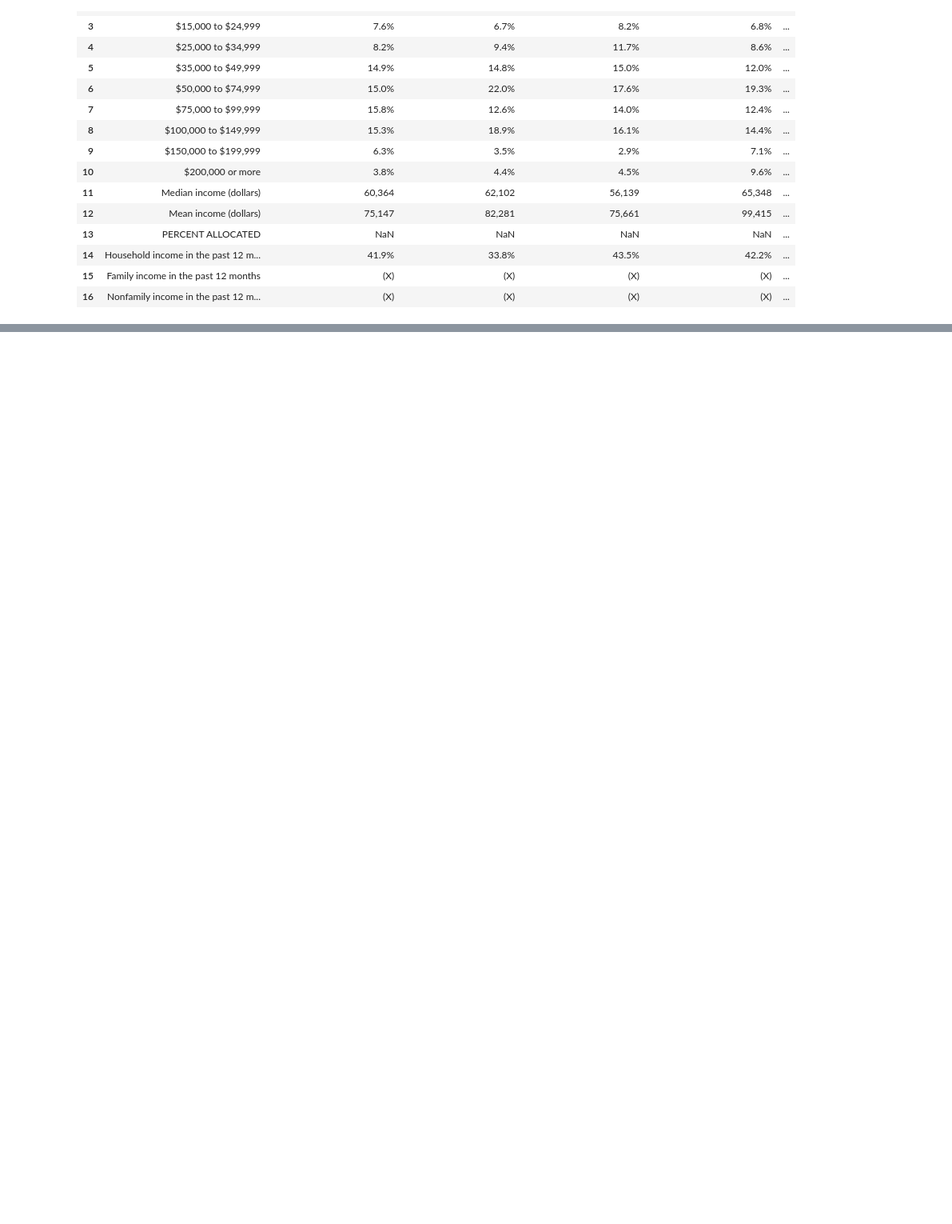
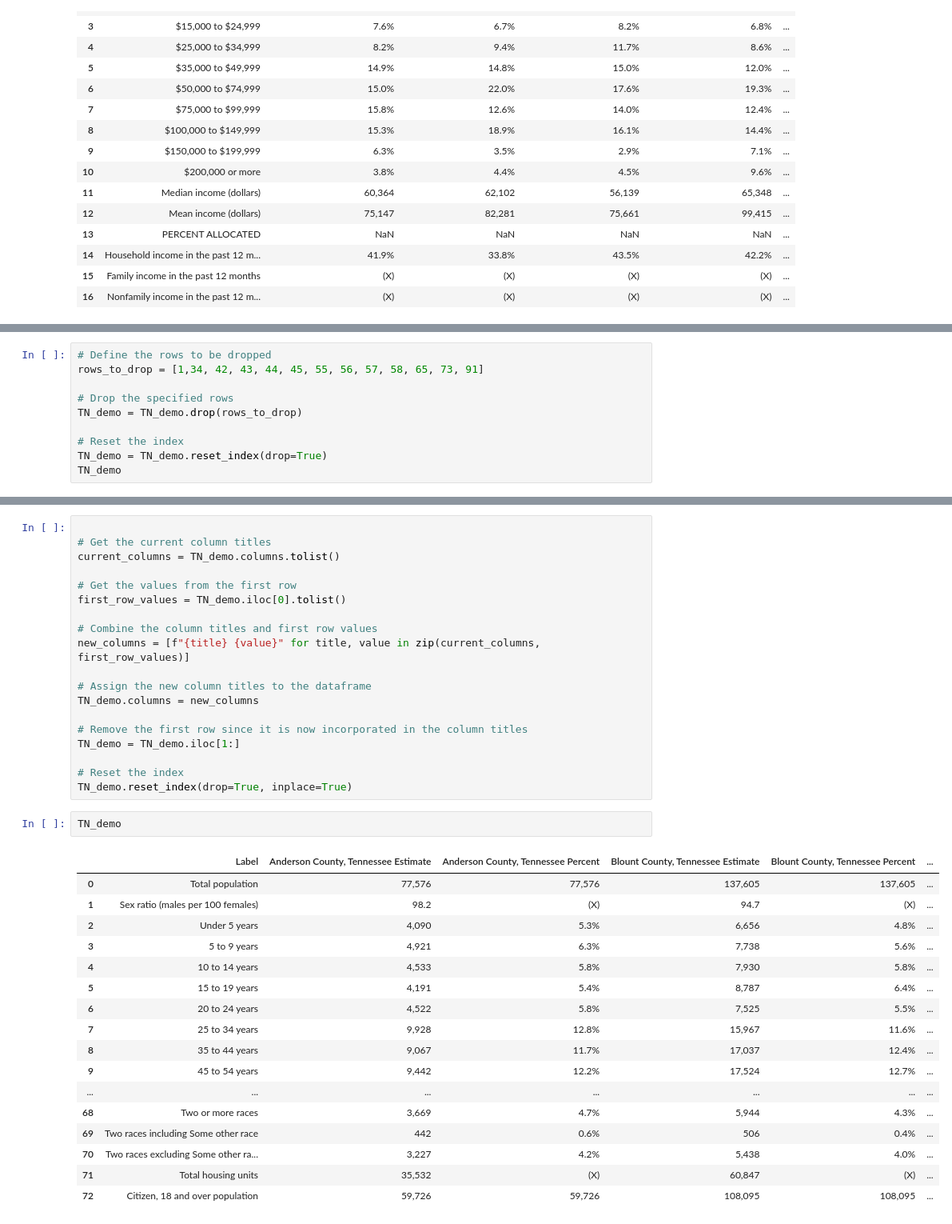
Before and after one commit to scost46/TN_Obesity_Analysis_Capstone, a Jupyter notebook: notebooks/TN_census_notebook.ipynb, the cells around one changed output, grey strips where cells are left out. Shown at 80% size. Cells and saved outputs as stored; diff of their text form; blank space fills up the shorter version.

```diff
--- a/notebooks/TN_census_notebook.ipynb
+++ b/notebooks/TN_census_notebook.ipynb
@@ -131,0 +264,10 @@ new_income_df
+# %%
+# Define the rows to be dropped
+rows_to_drop = [1,34, 42, 43, 44, 45, 55, 56, 57, 58, 65, 73, 91]
+
+# Drop the specified rows
+TN_demo = TN_demo.drop(rows_to_drop)
+
+# Reset the index
+TN_demo = TN_demo.reset_index(drop=True)
+TN_demo
@@ -131,0 +292,39 @@ new_income_df
+# %%
+
+# Get the current column titles
+current_columns = TN_demo.columns.tolist()
+
+# Get the values from the first row
+first_row_values = TN_demo.iloc[0].tolist()
+
+# Combine the column titles and first row values
+new_columns = [f"{title} {value}" for title, value in zip(current_columns, first_row_values)]
+
+# Assign the new column titles to the dataframe
+TN_demo.columns = new_columns
+
+# Remove the first row since it is now incorporated in the column titles
+TN_demo = TN_demo.iloc[1:]
+
+# Reset the index
+TN_demo.reset_index(drop=True, inplace=True)
+# %%
+TN_demo
+# %% [output]
+|  | Label | Anderson County, Tennessee Estimate | Anderson County, Tennessee Percent | Blount County, Tennessee Estimate | Blount County, Tennessee Percent | ... |
+| 0 | Total population | 77,576 | 77,576 | 137,605 | 137,605 | ... |
+| 1 | Sex ratio (males per 100 females) | 98.2 | (X) | 94.7 | (X) | ... |
+| 2 | Under 5 years | 4,090 | 5.3% | 6,656 | 4.8% | ... |
+| 3 | 5 to 9 years | 4,921 | 6.3% | 7,738 | 5.6% | ... |
+| 4 | 10 to 14 years | 4,533 | 5.8% | 7,930 | 5.8% | ... |
+| 5 | 15 to 19 years | 4,191 | 5.4% | 8,787 | 6.4% | ... |
+| 6 | 20 to 24 years | 4,522 | 5.8% | 7,525 | 5.5% | ... |
+| 7 | 25 to 34 years | 9,928 | 12.8% | 15,967 | 11.6% | ... |
+| 8 | 35 to 44 years | 9,067 | 11.7% | 17,037 | 12.4% | ... |
+| 9 | 45 to 54 years | 9,442 | 12.2% | 17,524 | 12.7% | ... |
+| ... | ... | ... | ... | ... | ... | ... |
+| 68 | Two or more races | 3,669 | 4.7% | 5,944 | 4.3% | ... |
+| 69 | Two races including Some other race | 442 | 0.6% | 506 | 0.4% | ... |
+| 70 | Two races excluding Some other ra... | 3,227 | 4.2% | 5,438 | 4.0% | ... |
+| 71 | Total housing units | 35,532 | (X) | 60,847 | (X) | ... |
+| 72 | Citizen, 18 and over population | 59,726 | 59,726 | 108,095 | 108,095 | ... |
```
Also changed, not shown: parts of 10 cells of this notebook.
